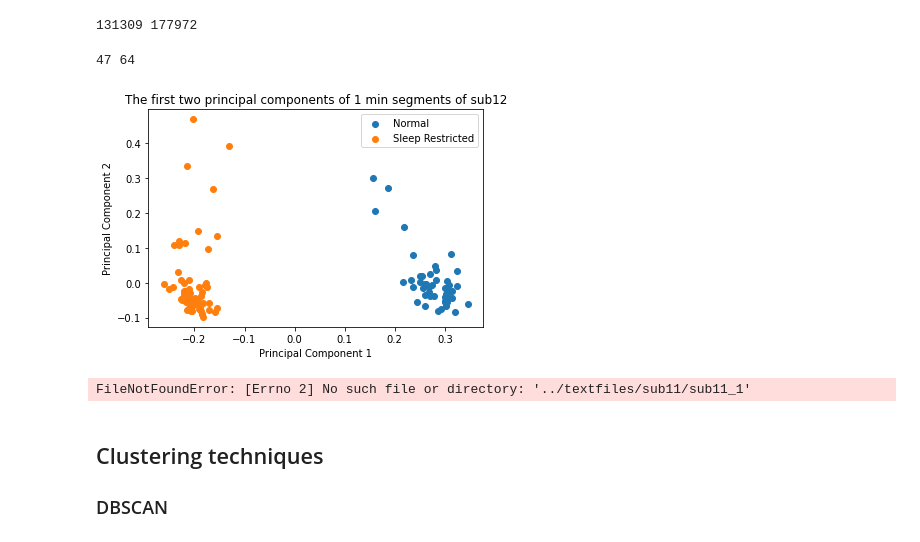
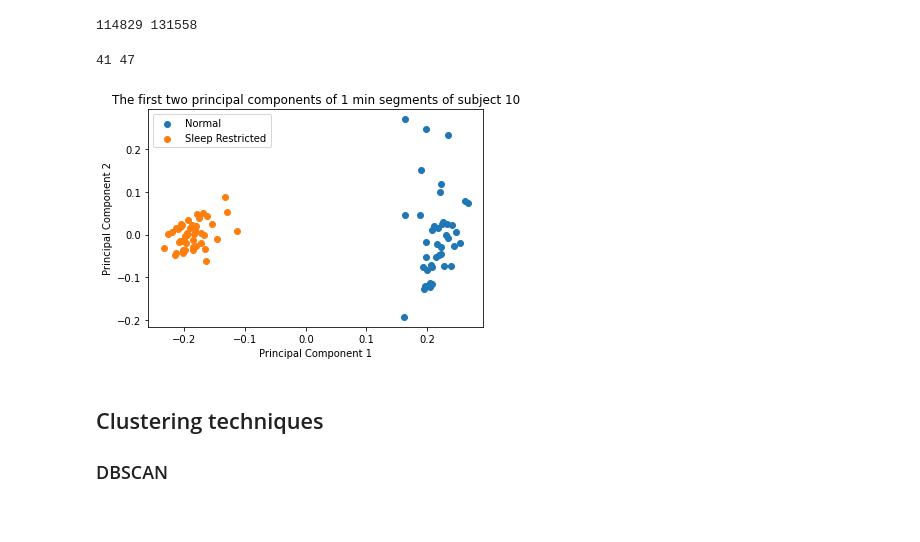
Before and after one commit to fruste/driver-drowsiness, a Jupyter notebook: code/embeddings_analysis.ipynb, the cells around one changed output. Saved outputs shown, nothing was run; the diff lists cells and outputs as text; code cells hidden in the pictures.

```diff
--- a/code/embeddings_analysis.ipynb
+++ b/code/embeddings_analysis.ipynb
@@ -34,14 +35,14 @@ def embeddings_segment(embeddings, video_len, segment_len):
     normalized_embeddings = preprocessing.normalize(avg_embeddings, norm='l2')
     return normalized_embeddings
 # %%
-subject = 'sub12'
+subject = 'sub10'
 norm_embs, sleep_embs = load_embeddings(subject)
 
 print(len(norm_embs), len(sleep_embs))
 avg_norm_embs = embeddings_segment(norm_embs, len(norm_embs), 46 * 60)
 avg_sleep_embs = embeddings_segment(sleep_embs, len(sleep_embs), 46 * 60)
 # %% [output]
-131309 177972
+114829 131558
 # %%
 norm_len = len(avg_norm_embs)
 sleep_len = len(avg_sleep_embs)
@@ -49,7 +50,7 @@ all_embs = list(avg_norm_embs) + list(avg_sleep_embs)
 
 print(norm_len, sleep_len)
 # %% [output]
-47 64
+41 47
 # %%
 from sklearn.decomposition import PCA
 
@@ -61,35 +62,16 @@ pc_sleep = pri_comps[norm_len:]
 # %%
 plt.scatter(pc_normal[:,0], pc_normal[:,1], label = 'Normal')
 plt.scatter(pc_sleep[:,0], pc_sleep[:,1], label = 'Sleep Restricted')
 #plt.scatter(pri_comps[:,0], pri_comps[:,1])
 
 plt.xlabel('Principal Component 1')
 plt.ylabel('Principal Component 2')
-plt.title('The first two principal components of 1 min segments of ' + subject)
+plt.title('The first two principal components of 1 min segments of subject '+ subject[-2:])
 plt.legend()
-plt.savefig('pc_plot_'+ subject + '_norm.jpg')
+plt.savefig('../final_figures/pc_plot_subject'+ subject[-2:] + '.jpg')
 plt.show()
 # %% [output]
-[figure, old version]
+[figure, new version]
-# %%
-import os
-
-def make_textfile(embeddings):
-    with open('../textfiles/' + subject + '/' + subject + '_1', 'w') as f:
-        for row in embeddings:
-            first = True
-            for value in row:
-                if not first:
-                    f.write(';')
-                else:
-                    first = False
-                f.write(str(value))
-            f.write('\n')
-    print('done')
-make_textfile(np.array(avg_norm_embs))
-print(np.array(avg_norm_embs).shape)
-# %% [output]
-FileNotFoundError: [Errno 2] No such file or directory: '../textfiles/sub11/sub11_1'
 # %% [markdown]
 ## Clustering techniques
 ### DBSCAN
```
Also changed, not shown: parts of 7 cells of this notebook, 13 other files.
